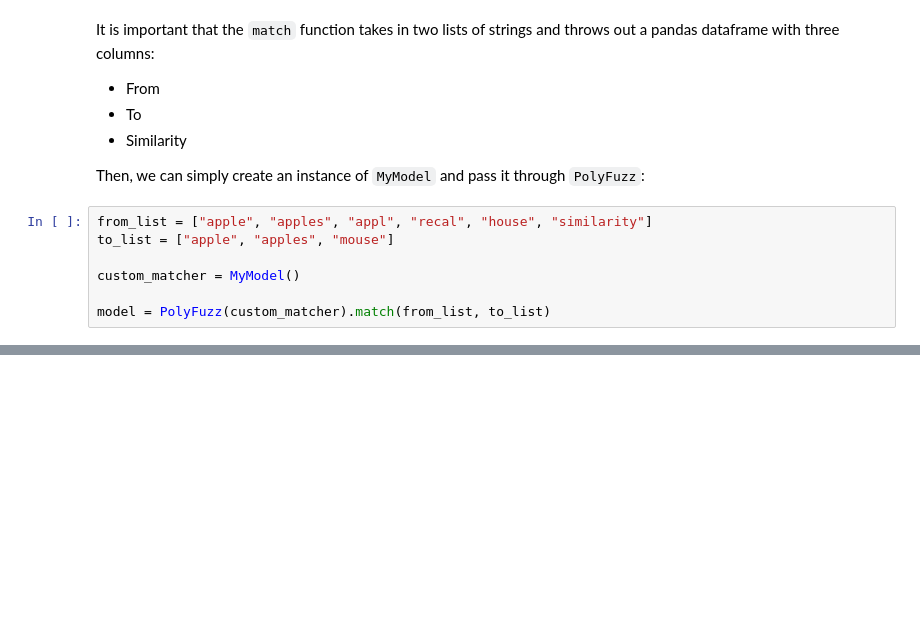
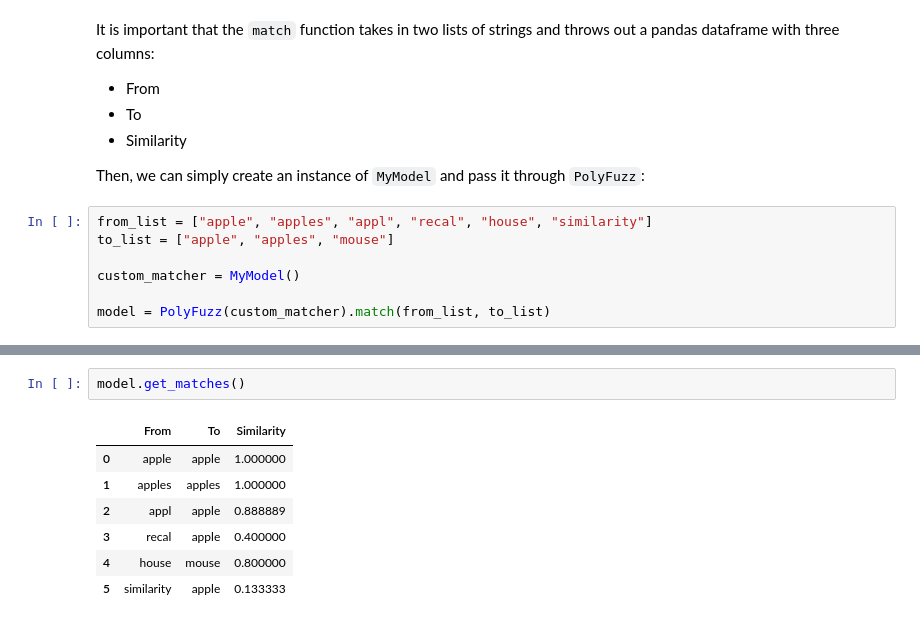
Before and after one commit to MaartenGr/PolyFuzz, a Jupyter notebook: notebooks/Overview.ipynb, the cells around one changed output, grey strips where cells are left out. Cells and saved outputs as stored; diff of their text form; blank space fills up the shorter version.

```diff
--- a/notebooks/Overview.ipynb
+++ b/notebooks/Overview.ipynb
@@ -172,0 +177,10 @@ model.visualize_precision_recall()
+# %%
+model.get_matches()
+# %% [output]
+|  | From | To | Similarity |
+| 0 | apple | apple | 1.000000 |
+| 1 | apples | apples | 1.000000 |
+| 2 | appl | apple | 0.888889 |
+| 3 | recal | apple | 0.400000 |
+| 4 | house | mouse | 0.800000 |
+| 5 | similarity | apple | 0.133333 |
```
Also changed, not shown: parts of 12 cells of this notebook, 22 other files.
